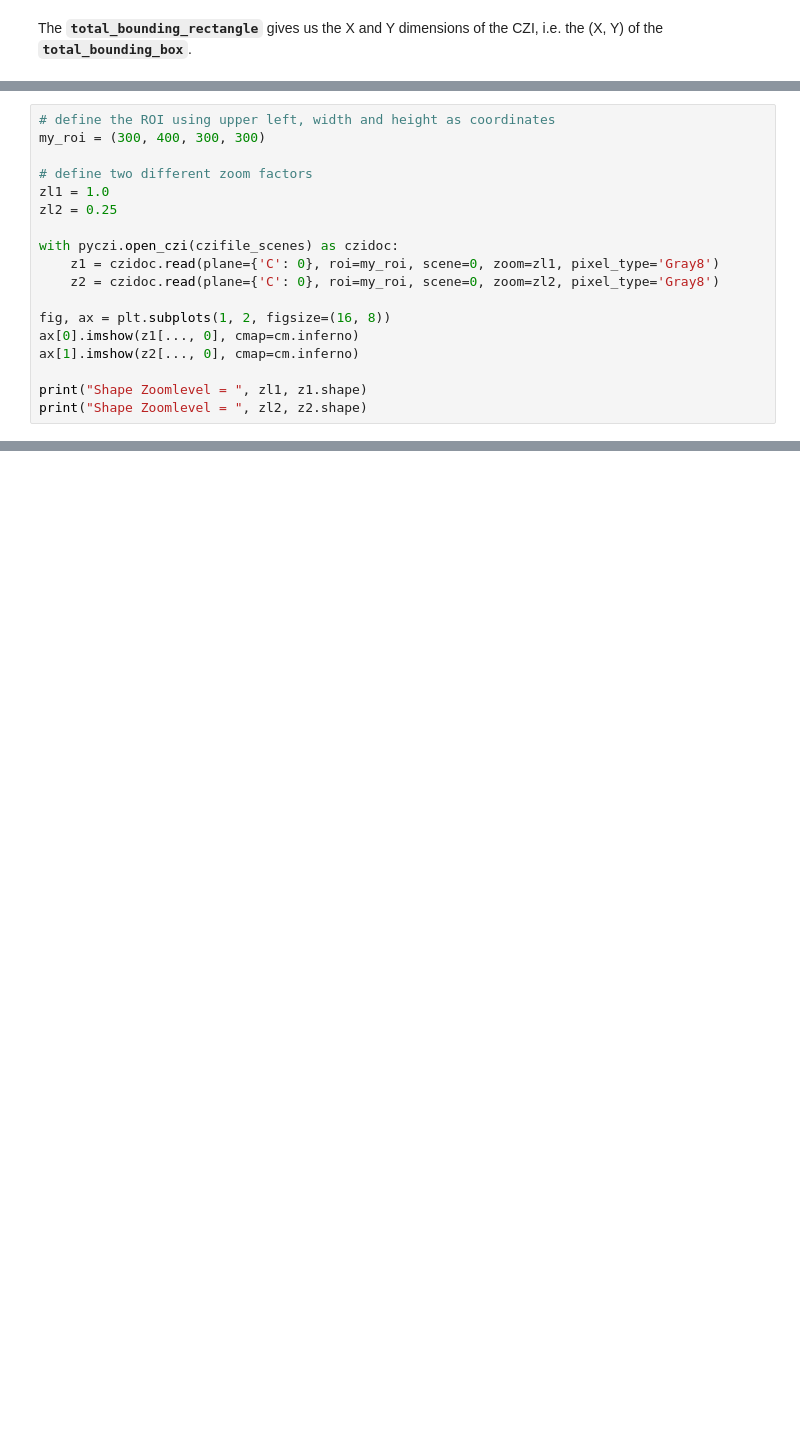
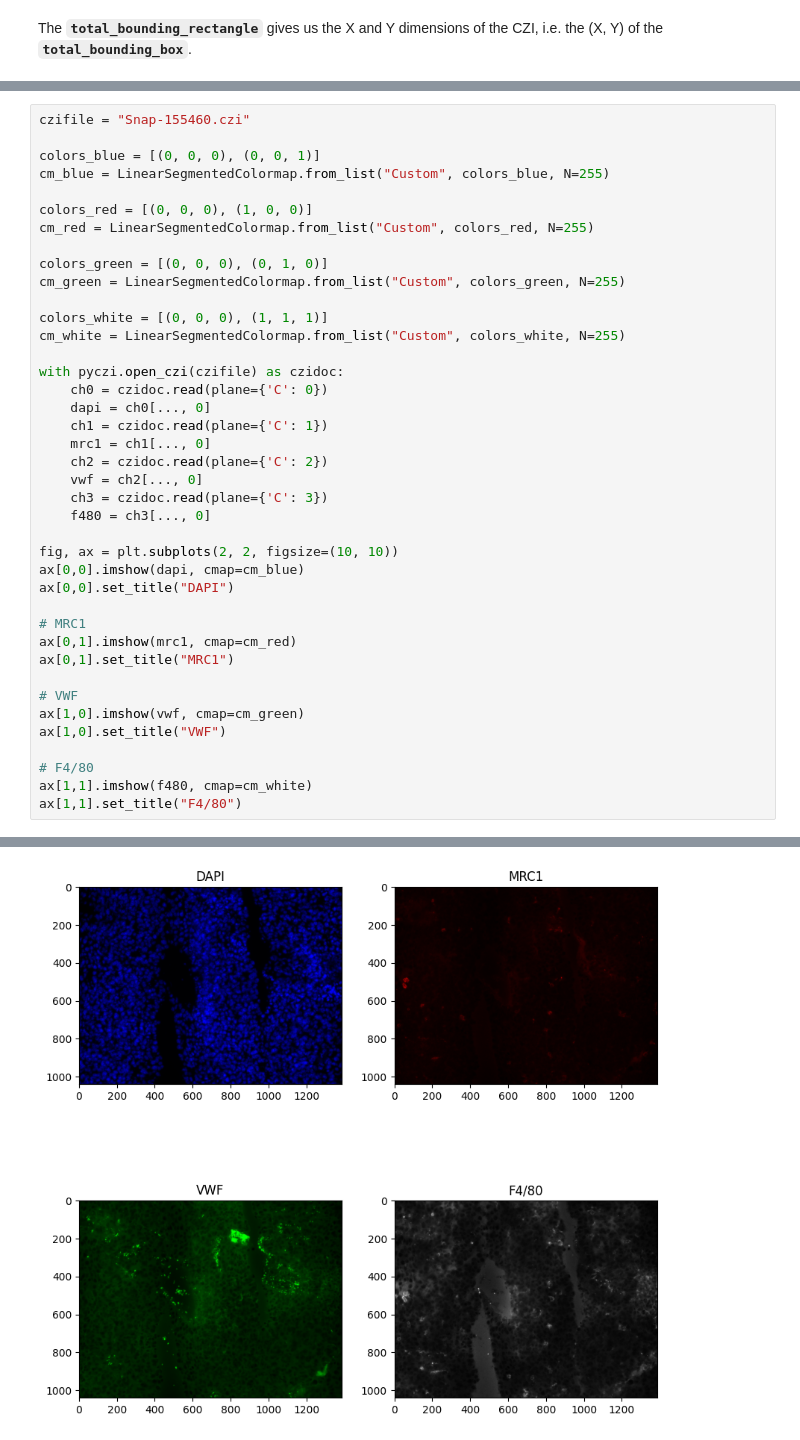
Before and after one commit to chrismuke/OAD, a Jupyter notebook: jupyter_notebooks/pylibCZIrw/mina.ipynb, the cells around one changed output, grey strips where cells are left out. Saved outputs shown, nothing was run; the diff lists cells and outputs as text; blank space fills up the shorter version.

```diff
--- a/jupyter_notebooks/pylibCZIrw/mina.ipynb
+++ b/jupyter_notebooks/pylibCZIrw/mina.ipynb
@@ -348,18 +62,0 @@ because not every application requires the full resolution.
-# %%
-# define the ROI using upper left, width and height as coordinates
-my_roi = (300, 400, 300, 300)
-
-# define two different zoom factors
-zl1 = 1.0
-zl2 = 0.25
-
-with pyczi.open_czi(czifile_scenes) as czidoc:
-    z1 = czidoc.read(plane={'C': 0}, roi=my_roi, scene=0, zoom=zl1, pixel_type='Gray8')
-    z2 = czidoc.read(plane={'C': 0}, roi=my_roi, scene=0, zoom=zl2, pixel_type='Gray8')
-
-fig, ax = plt.subplots(1, 2, figsize=(16, 8))
-ax[0].imshow(z1[..., 0], cmap=cm.inferno)
-ax[1].imshow(z2[..., 0], cmap=cm.inferno)
-
-print("Shape Zoomlevel = ", zl1, z1.shape)
-print("Shape Zoomlevel = ", zl2, z2.shape)
@@ -801,0 +63,41 @@ for tile in tiles:
+# %%
+czifile = "Snap-155460.czi"
+
+colors_blue = [(0, 0, 0), (0, 0, 1)]
+cm_blue = LinearSegmentedColormap.from_list("Custom", colors_blue, N=255)
+
+colors_red = [(0, 0, 0), (1, 0, 0)]
+cm_red = LinearSegmentedColormap.from_list("Custom", colors_red, N=255)
+
+colors_green = [(0, 0, 0), (0, 1, 0)]
+cm_green = LinearSegmentedColormap.from_list("Custom", colors_green, N=255)
+
+colors_white = [(0, 0, 0), (1, 1, 1)]
+cm_white = LinearSegmentedColormap.from_list("Custom", colors_white, N=255)
+
+with pyczi.open_czi(czifile) as czidoc:
+    ch0 = czidoc.read(plane={'C': 0})
+    dapi = ch0[..., 0]
+    ch1 = czidoc.read(plane={'C': 1})
+    mrc1 = ch1[..., 0]
+    ch2 = czidoc.read(plane={'C': 2})
+    vwf = ch2[..., 0]
+    ch3 = czidoc.read(plane={'C': 3})
+    f480 = ch3[..., 0]
+
+fig, ax = plt.subplots(2, 2, figsize=(10, 10))
+ax[0,0].imshow(dapi, cmap=cm_blue)
+ax[0,0].set_title("DAPI")
+
+# MRC1
+ax[0,1].imshow(mrc1, cmap=cm_red)
+ax[0,1].set_title("MRC1")
+
+# VWF
+ax[1,0].imshow(vwf, cmap=cm_green)
+ax[1,0].set_title("VWF")
+
+# F4/80
+ax[1,1].imshow(f480, cmap=cm_white)
+ax[1,1].set_title("F4/80")
+# %% [output]
@@ -801,0 +105 @@ for tile in tiles:
+[figure, added]
```
Also changed, not shown: parts of 68 cells of this notebook, 6 other files.
